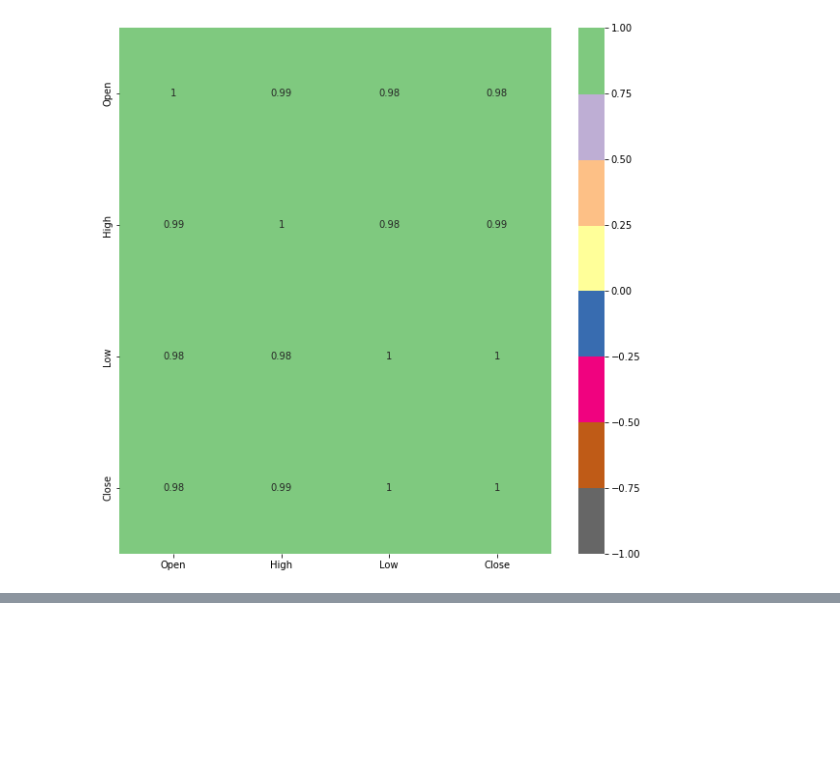
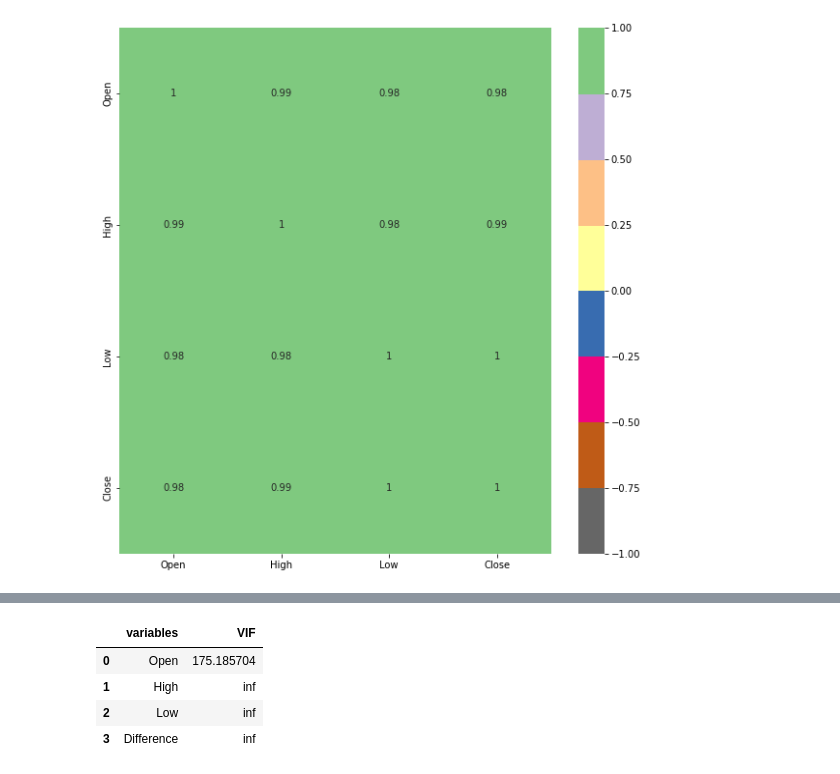
Before and after one commit to Bishawa/YesBankStockClosingPricePrediction, a Jupyter notebook: YesBankStockClosingPricePrediction.ipynb, the cells around one changed output, grey strips where cells are left out. Cells and saved outputs as stored; diff of their text form; code cells hidden in the pictures; blank space fills up the shorter version.

```diff
--- a/YesBankStockClosingPricePrediction.ipynb
+++ b/YesBankStockClosingPricePrediction.ipynb
@@ -298,0 +320,11 @@ plt.show()
+# %%
+# As we can check that the independent variables are all highly correlated to the dependent variable so lets check for multicollinearity
+from statsmodels.stats.outliers_influence import variance_inflation_factor
+
+def cal_vif(X):
+  '''This function will calculate the VIF of each column'''
+  vif = pd.DataFrame()
+  vif["variables"] = X.columns
+  vif["VIF"] = [variance_inflation_factor(X.values,i) for i in range(X.shape[1])]
+
+  return(vif)
@@ -298,0 +352,9 @@ plt.show()
+# %%
+# Now lets recheck the VIF
+cal_vif(df_yes[[i for i in df_yes.describe().columns if i not in ['Close','Date']]])
+# %% [output]
+|  | variables | VIF |
+| 0 | Open | 175.185704 |
+| 1 | High | inf |
+| 2 | Low | inf |
+| 3 | Difference | inf |
```
Also changed, not shown: parts of 21 cells of this notebook.
